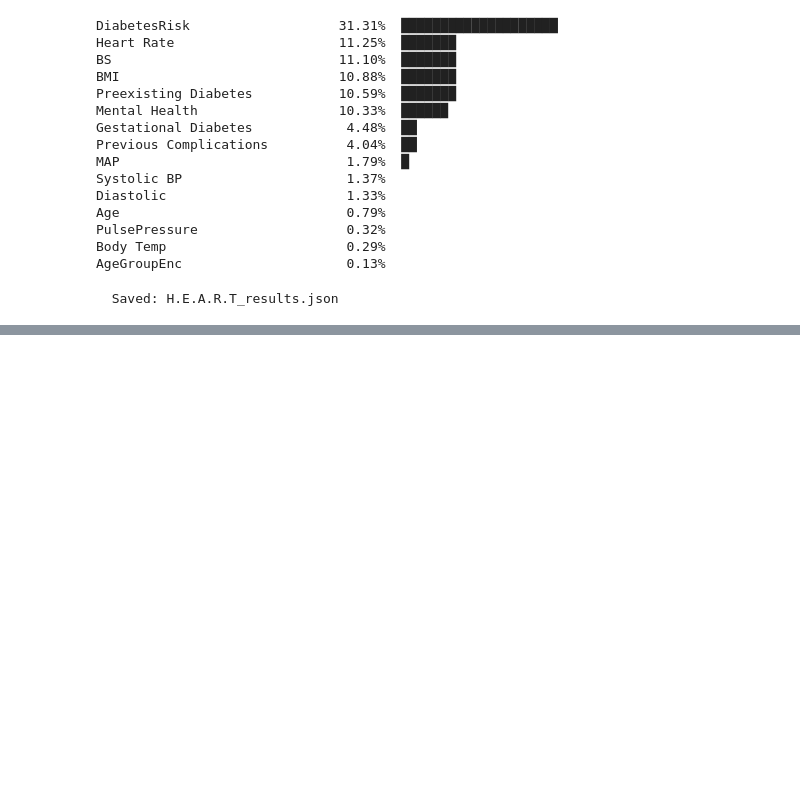
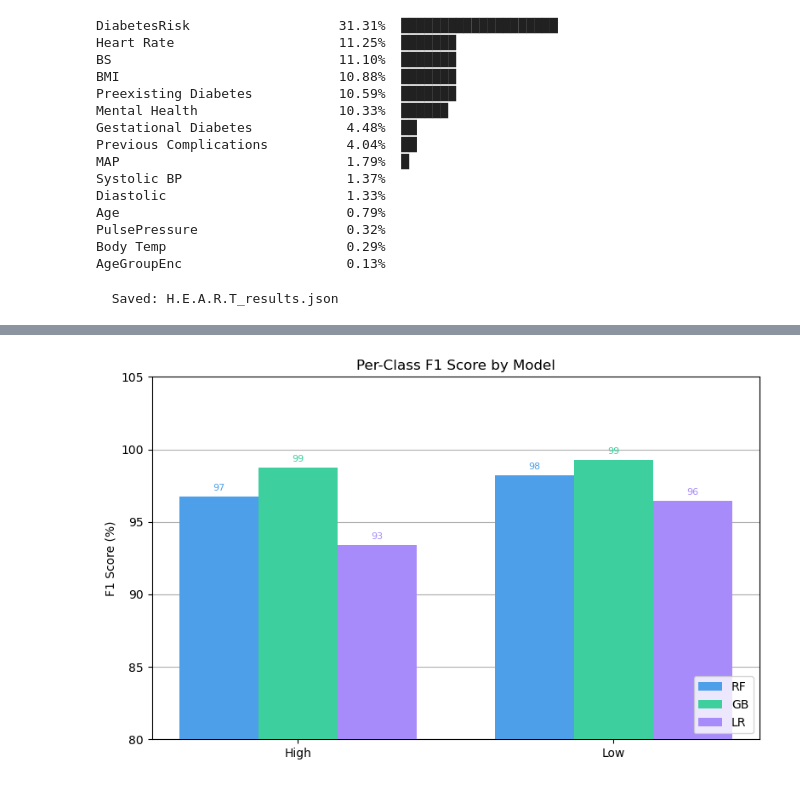
Before and after one commit to 123Gracy123/H.E.A.R.T-, a Jupyter notebook: HEART.ipynb, the cells around one changed output, grey strips where cells are left out. Cells and saved outputs as stored; diff of their text form; code cells hidden in the pictures; blank space fills up the shorter version.

```diff
--- a/HEART.ipynb
+++ b/HEART.ipynb
@@ -253,0 +351,22 @@ print(f"\n  Saved: {'H.E.A.R.T_results.json'}")
+# %%
+fig, ax = plt.subplots(figsize=(8, 5))
+cls_x = np.arange(len(classes))
+bar_w = 0.25
+
+for i, (name, col) in enumerate(zip(names, colors)):
+    f1s    = [results[name]['report'][cls]['f1-score'] * 100 for cls in classes]
+    offset = (i - 1) * bar_w
+    b = ax.bar(cls_x + offset, f1s, bar_w, color=col,
+               label=model_names_short[i], zorder=3)
+    for bar, val in zip(b, f1s):
+        ax.text(bar.get_x() + bar.get_width()/2, bar.get_height() + 0.3,
+                f"{val:.0f}", ha='center', va='bottom', fontsize=8, color=col)
+
+ax.set_xticks(cls_x); ax.set_xticklabels([c.capitalize() for c in classes])
+ax.set_ylim(80, 105); ax.set_ylabel('F1 Score (%)')
+ax.set_title('Per-Class F1 Score by Model')
+ax.legend(loc='lower right'); ax.yaxis.grid(True, zorder=0); ax.set_axisbelow(True)
+plt.tight_layout()
+plt.show()
+# %% [output]
+[figure, added]
```
Also changed, not shown: parts of 9 cells of this notebook, 3 other files.
